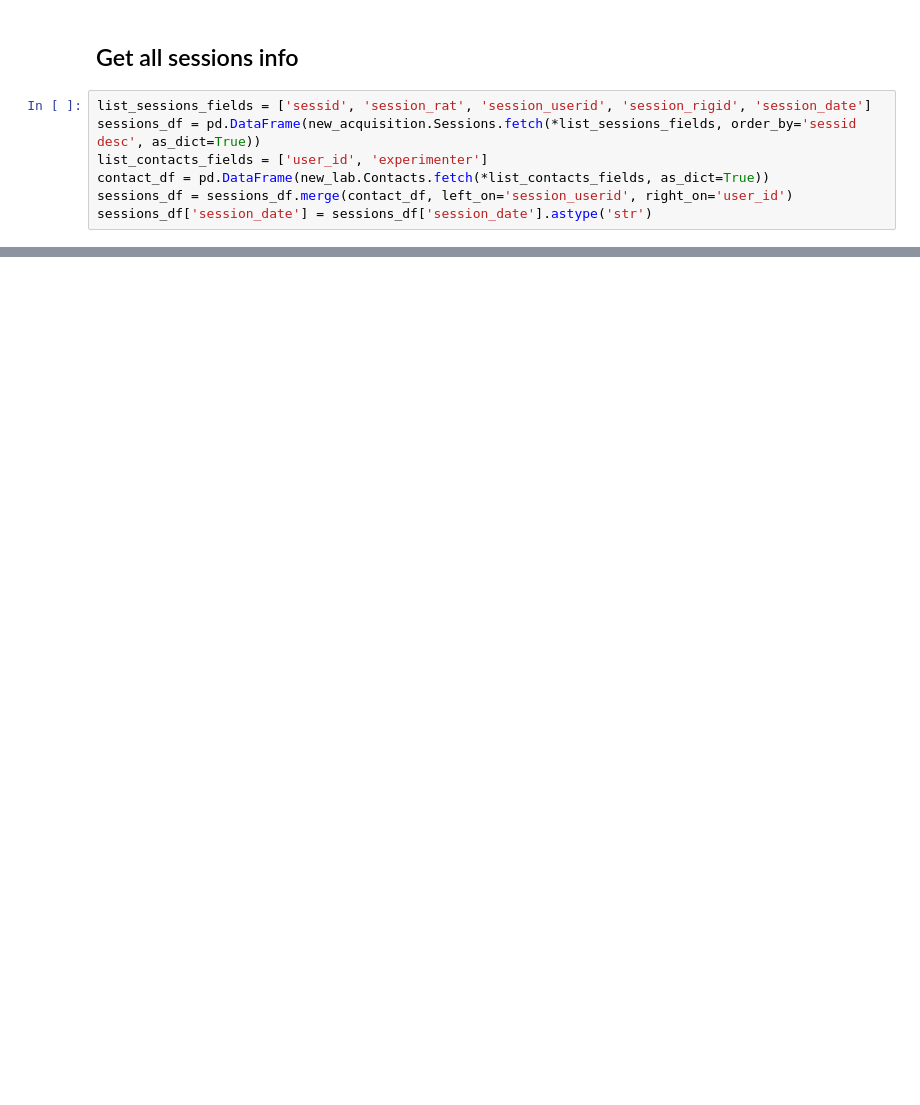
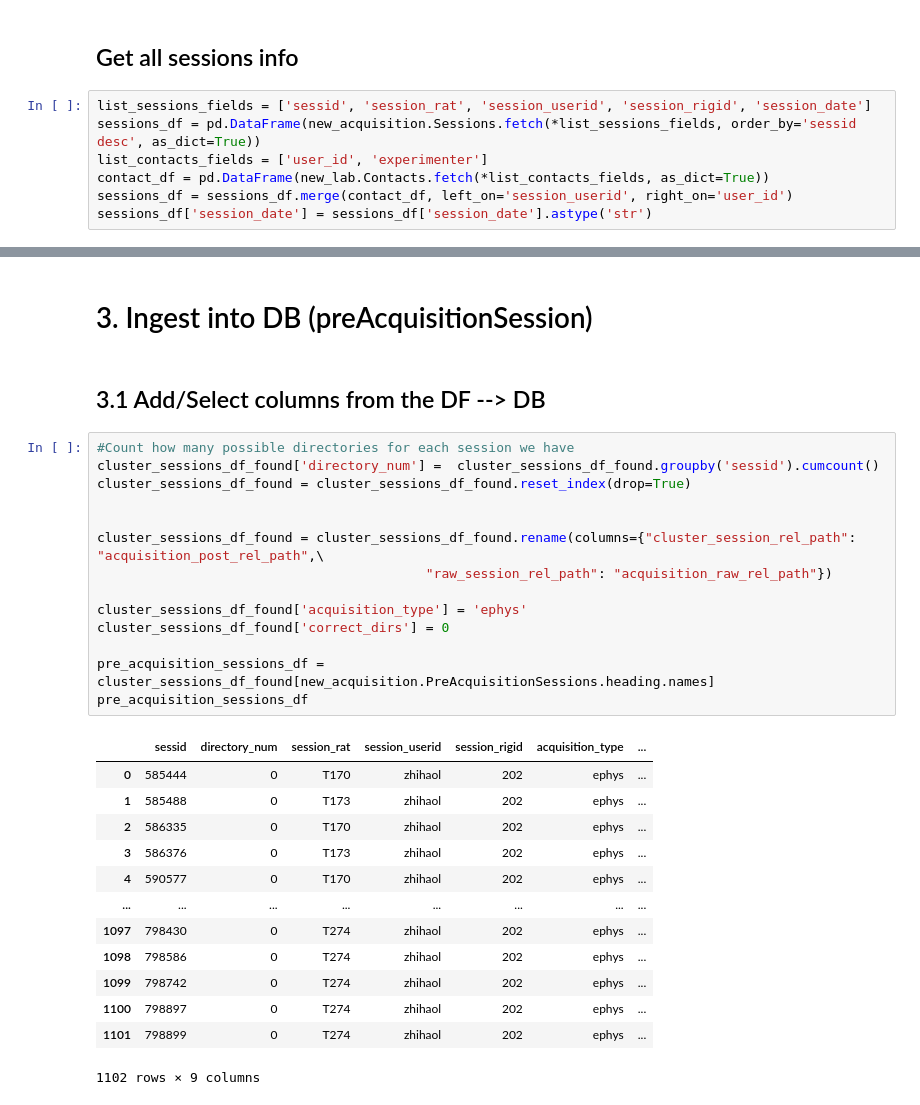
Before and after one commit to kabilar/bl_pipeline_python, a Jupyter notebook: notebooks/ingest_ephys_sessions.ipynb, the cells around one changed output, grey strips where cells are left out. Drawn from its saved outputs; the diff is of its cells as text; blank space fills up the shorter version.

```diff
--- a/notebooks/ingest_ephys_sessions.ipynb
+++ b/notebooks/ingest_ephys_sessions.ipynb
@@ -190,0 +137,32 @@ Total: 309
+# %% [markdown]
+# 3.  Ingest into DB (preAcquisitionSession)
+# %% [markdown]
+## 3.1 Add/Select columns from the DF --> DB
+# %%
+#Count how many possible directories for each session we have
+cluster_sessions_df_found['directory_num'] =  cluster_sessions_df_found.groupby('sessid').cumcount()
+cluster_sessions_df_found = cluster_sessions_df_found.reset_index(drop=True)
+
+
+cluster_sessions_df_found = cluster_sessions_df_found.rename(columns={"cluster_session_rel_path": "acquisition_post_rel_path",\
+                                          "raw_session_rel_path": "acquisition_raw_rel_path"})
+
+cluster_sessions_df_found['acquisition_type'] = 'ephys'
+cluster_sessions_df_found['correct_dirs'] = 0
+
+pre_acquisition_sessions_df = cluster_sessions_df_found[new_acquisition.PreAcquisitionSessions.heading.names]
+pre_acquisition_sessions_df
+# %% [output]
+|  | sessid | directory_num | session_rat | session_userid | session_rigid | acquisition_type | ... |
+| 0 | 585444 | 0 | T170 | zhihaol | 202 | ephys | ... |
+| 1 | 585488 | 0 | T173 | zhihaol | 202 | ephys | ... |
+| 2 | 586335 | 0 | T170 | zhihaol | 202 | ephys | ... |
+| 3 | 586376 | 0 | T173 | zhihaol | 202 | ephys | ... |
+| 4 | 590577 | 0 | T170 | zhihaol | 202 | ephys | ... |
+| ... | ... | ... | ... | ... | ... | ... | ... |
+| 1097 | 798430 | 0 | T274 | zhihaol | 202 | ephys | ... |
+| 1098 | 798586 | 0 | T274 | zhihaol | 202 | ephys | ... |
+| 1099 | 798742 | 0 | T274 | zhihaol | 202 | ephys | ... |
+| 1100 | 798897 | 0 | T274 | zhihaol | 202 | ephys | ... |
+| 1101 | 798899 | 0 | T274 | zhihaol | 202 | ephys | ... |
+1102 rows × 9 columns
```
Also changed, not shown: parts of 51 cells of this notebook, 2 other files.
